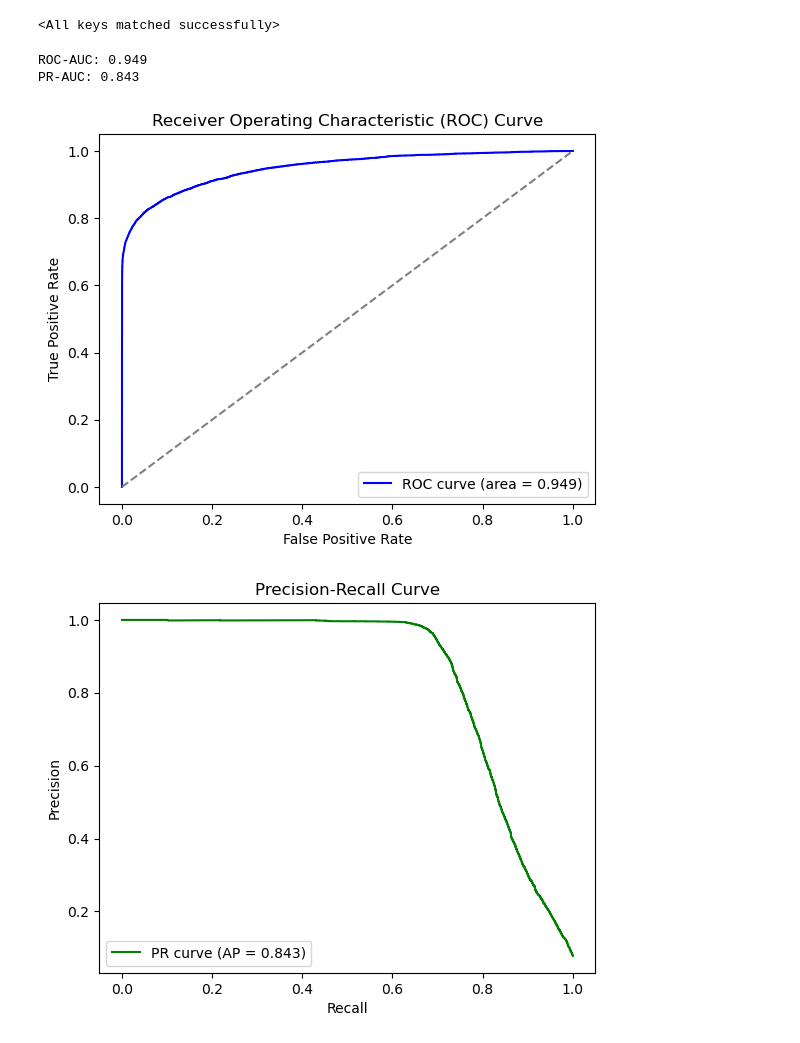
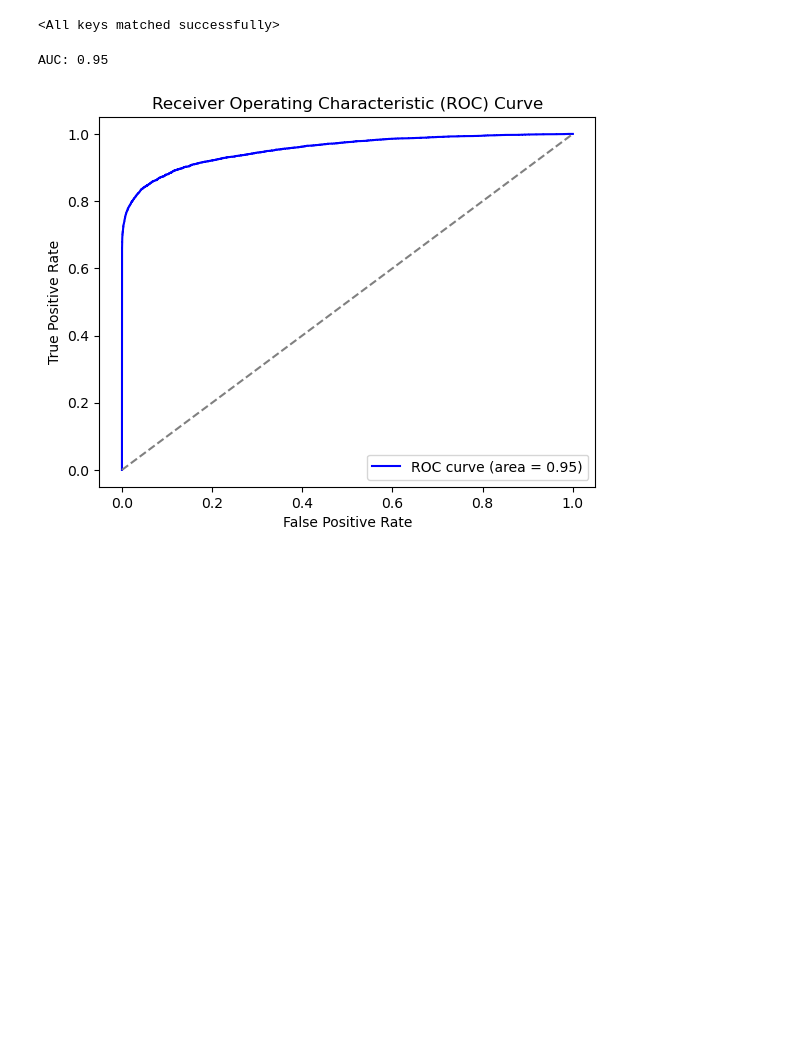
Before and after one commit to ahmedali6395/ai4fusion, a Jupyter notebook: classification_task.ipynb, the cells around one changed output. Drawn from its saved outputs; the diff is of its cells as text; code cells hidden in the pictures; blank space fills up the shorter version.

```diff
--- a/classification_task.ipynb
+++ b/classification_task.ipynb
@@ -24,7 +24,7 @@ from utils.createLoader import createLoaders
 # %%
 ### Constants
 DATA_PATH = 'data/cmod_clean_200ms.csv';
-CONFIG_PATH = "class_TI_columnsdropped.json"
+CONFIG_PATH = "class_ti.json"
 
 ####
 
@@ -88,6 +88,7 @@ class MLP(nn.Module):
         self.B4 = nn.BatchNorm1d(128)
         self.output = nn.Linear(128,output_shape)
         self.activation = nn.SELU()
+        self.output_activation = nn.Sigmoid()
     def forward(self,x):
 
         x = self.activation(self.B0(self.init_layer(x))) # SELU(BNorm(Linear(x)))
@@ -95,7 +96,7 @@ class MLP(nn.Module):
         x = self.activation(self.B2(self.L2(x)))
         x = self.activation(self.B3(self.L3(x)))
         x = self.activation(self.B4(self.L4(x)))
-        x = self.output(x) # Return logits; apply sigmoid only for probabilities/evaluation.
+        x = self.output_activation(self.output(x)) # Sigmoid is obvious choice here, constrain to probabalistic interval (0,1)
 
         return x
 # %%
@@ -351,37 +342,23 @@ test_predictions, y_true = predict_probabilities(net, test_loader)
 # %%
-from sklearn.metrics import average_precision_score, precision_recall_curve, roc_curve, roc_auc_score
+from sklearn.metrics import roc_curve, roc_auc_score
 
 # Compute the ROC curve
-fpr, tpr, roc_thresholds = roc_curve(y_true, test_predictions)
+fpr, tpr, thresholds = roc_curve(y_true, predictions)
 
-# Calculate ranking metrics. PR-AUC is especially useful with imbalanced disruption labels.
-roc_auc = roc_auc_score(y_true, test_predictions)
-pr_auc = average_precision_score(y_true, test_predictions)
-print(f"ROC-AUC: {roc_auc:.3f}")
-print(f"PR-AUC: {pr_auc:.3f}")
+# Calculate the AUC (Area Under the Curve)
+auc = roc_auc_score(y_true, predictions)
+print(f"AUC: {auc:.2f}")
 
 # Plot the ROC curve
 plt.figure()
-plt.plot(fpr, tpr, color='blue', label=f'ROC curve (area = {roc_auc:.3f})')
+plt.plot(fpr, tpr, color='blue', label=f'ROC curve (area = {auc:.2f})')
 plt.plot([0, 1], [0, 1], color='gray', linestyle='--')
 plt.xlabel('False Positive Rate')
 plt.ylabel('True Positive Rate')
 plt.title('Receiver Operating Characteristic (ROC) Curve')
 plt.legend(loc="lower right")
 plt.show()
-
-# Plot the precision-recall curve
-precision_curve, recall_curve, pr_thresholds = precision_recall_curve(y_true, test_predictions)
-plt.figure()
-plt.plot(recall_curve, precision_curve, color='green', label=f'PR curve (AP = {pr_auc:.3f})')
-plt.xlabel('Recall')
-plt.ylabel('Precision')
-plt.title('Precision-Recall Curve')
-plt.legend(loc="lower left")
-plt.show()
 # %% [output]
-ROC-AUC: 0.949
-PR-AUC: 0.843
+AUC: 0.95
-[figure, old version]
+[figure, new version]
-[figure, removed]
 # %%
```
Also changed, not shown: parts of 8 cells of this notebook, 2 other files.
